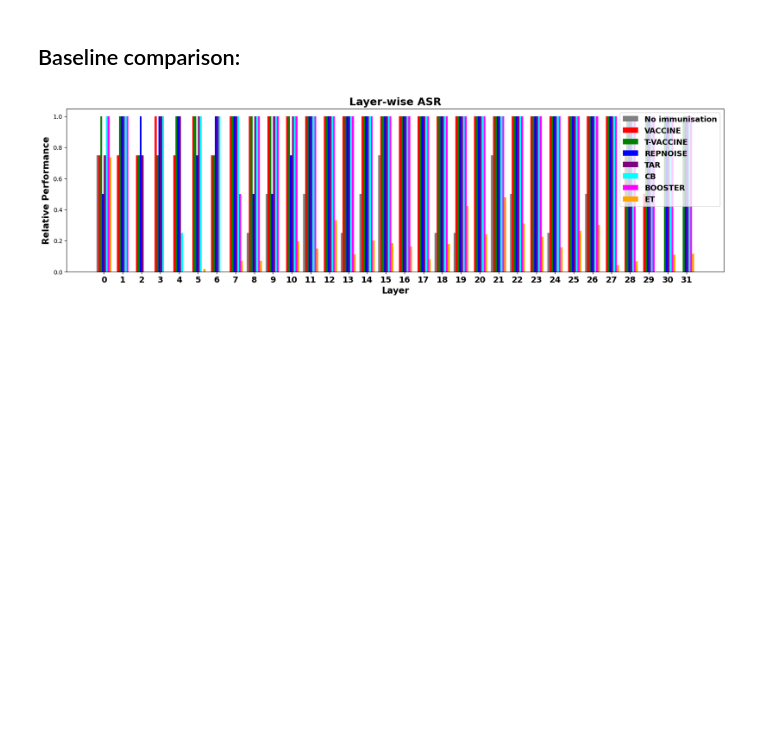
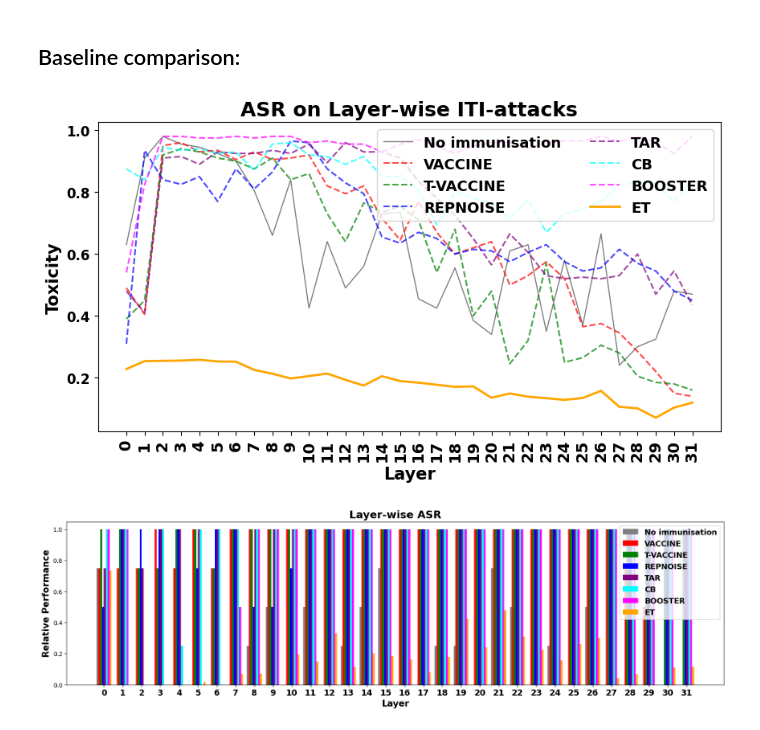
Before and after one commit to DISTA-HCAI/ET, a Jupyter notebook: aggregated plots.ipynb, the cells around one changed output. Saved outputs shown, nothing was run; the diff lists cells and outputs as text; code cells hidden in the pictures; blank space fills up the shorter version.

```diff
--- a/aggregated plots.ipynb
+++ b/aggregated plots.ipynb
@@ -242,6 +242,17 @@ baselindes_ids = {
     'CB': 'lj96ws11',
     'BOOSTER': 'kx0cf3hh'
 }
+
+init_performances = {
+    'VACCINE': 'jz2nau55',
+    'T-VACCINE': '00h1ta01',
+    'REPNOISE': 'u4k9xxpw',
+    'TAR': '9pxkem5t',
+    'CB': 'lj96ws11',
+    'BOOSTER': 'kx0cf3hh'
+}
+
+
 baselines_dfs = {}
 
 for baseline_name, baseline_id in baselindes_ids.items():
@@ -772,6 +783,11 @@ plt.show()
 # %%
 grouped_attack_toxicity_ds.reset_index(inplace=True)
 grouped_attack_toxicity_ds.columns = ['layer', 'attack toxicity', 'mean baseline attack toxicity', 'ASR']
+# %%
+grouped_attack_toxicity_ds['attack toxicity']  = grouped_attack_toxicity_ds['attack toxicity'] * (0.28 + 1e-10)
+# name mismatch
+instruct_ds = baseline_ds.copy()
+instruct_ds['mean attack toxicity'] = instruct_ds['mean attack toxicity'] * (0.28 + 1e-10)
 # %%
 baselindes_ids = {
     'VACCINE': 'jz2nau55',
@@ -828,6 +840,66 @@ color_dict = {
     'CB': 'cyan',
     'BOOSTER': 'magenta'
 }
+# %%
+fig, ax = plt.subplots(figsize=(10, 5))
+
+
+ax.plot(
+    instruct_ds['layer'],
+    instruct_ds['mean attack toxicity'],
+    linestyle='-',
+    linewidth=1,
+    color='gray',
+    alpha=1,
+    label='No immunisation')
+
+
+for i, (candidate_name, candidate_df) in enumerate(baselines_dfs.items(), start=1):
+
+
+  # Mean performance after attacks: (Baseline track)
+  ax.plot(
+      candidate_df['layer'],
+      candidate_df['attack toxicity'],
+      linestyle='--',
+      linewidth=1.5,
+      color=color_dict[candidate_name],
+      alpha=0.7,
+      label=candidate_name)
+
+# Mean performance after attacks: (Baseline track)
+ax.plot(
+    grouped_attack_toxicity_ds.reset_index()['layer'],
+    grouped_attack_toxicity_ds.reset_index()['attack toxicity'],
+    linestyle='-',
+    color='orange',
+    alpha=1,
+    linewidth=2,
+    label='ET')
+
+
+# Customize ticks
+ax.set_xticks(ticks=grouped_defence_performance.index, labels=list(range(32)), fontsize=14, fontweight='bold')
+plt.xticks(rotation=90)
+ax.set_xlabel('Layer', fontdict=axis_font_dict)
+ax.set_ylabel('Toxicity', fontdict=axis_font_dict)
+ax.set_yticklabels(ax.get_yticks().round(2), fontdict={'fontsize': 12, 'fontweight': 'bold'})
+
+
+# Combine legends from both axes
+lines1, labels1 = ax.get_legend_handles_labels()
+
+ax.legend(lines1,labels1,
+          prop=legend_font_dict,
+          ncols=2,
+          loc='upper right')
+
+
+plt.title(f'ASR on Layer-wise ITI-attacks', fontdict=title_font_dict)
+
+plt.show()
+# %% [output]
+[figure, new version]
 # %%
 fig, ax = plt.subplots(figsize=(20, 5))
 
```
Also changed, not shown: parts of 2 cells of this notebook.
